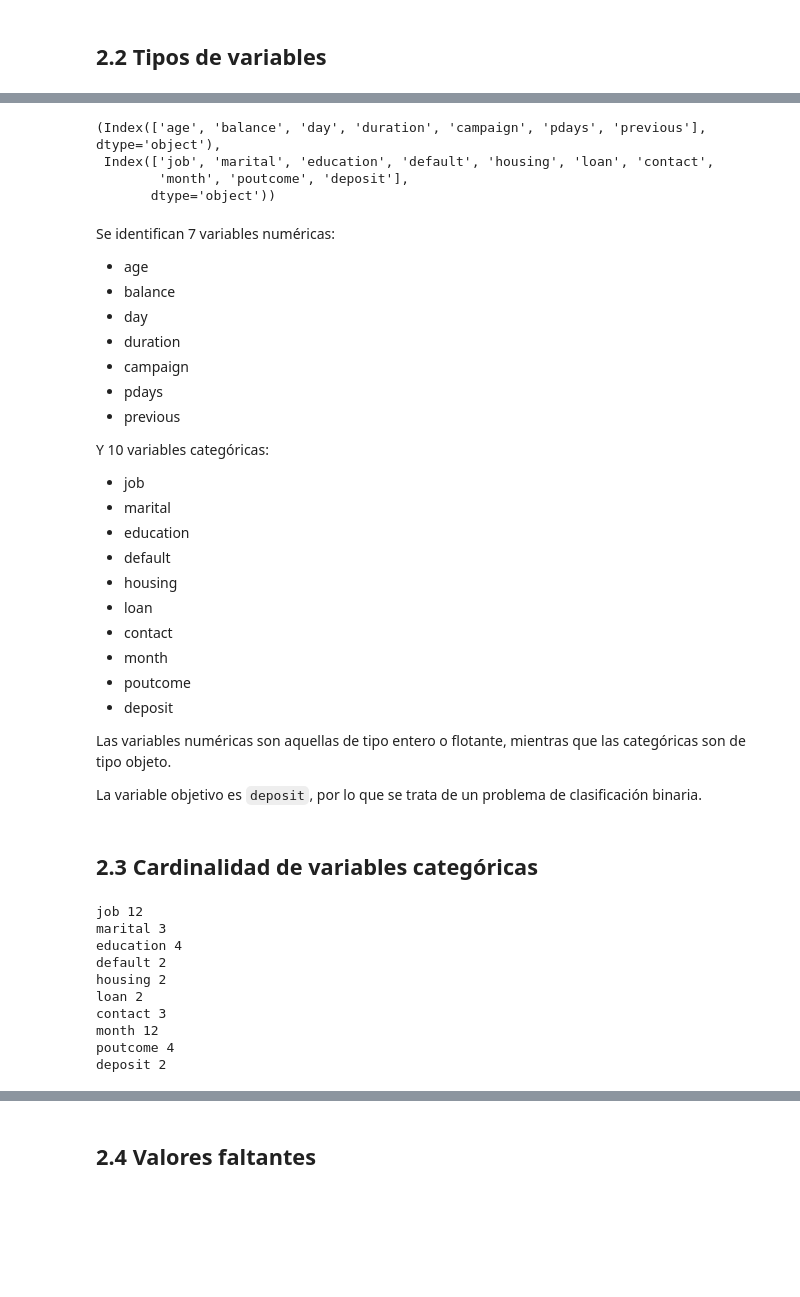
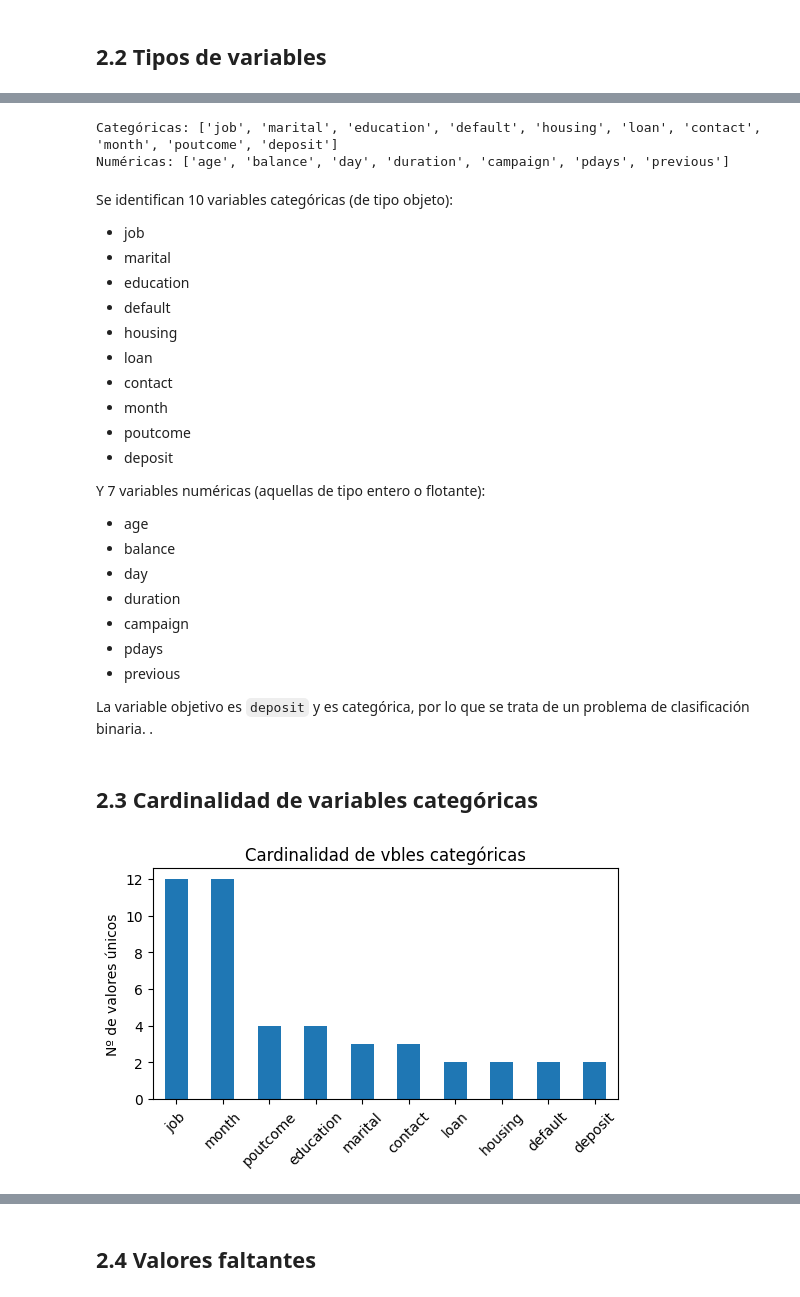
Before and after one commit to 100495785/Grupo17_Practica1, a Jupyter notebook: EDA_Practica1.ipynb, the cells around one changed output, grey strips where cells are left out. Drawn from its saved outputs; the diff is of its cells as text; code cells hidden in the pictures; blank space fills up the shorter version.

```diff
--- a/EDA_Practica1.ipynb
+++ b/EDA_Practica1.ipynb
@@ -54,27 +57,15 @@ deposit      object
 dtype: object
 # %%
-num_vars = df.select_dtypes(include=['int64','float64']).columns
-cat_vars = df.select_dtypes(include=['object']).columns
+categorical_columns = df.select_dtypes(include=["object"]).columns
+numerical_columns   = df.select_dtypes(include=["int64","float64"]).columns
 
-num_vars, cat_vars
+print("Categóricas:", list(categorical_columns))
+print("Numéricas:", list(numerical_columns))
 # %% [output]
-(Index(['age', 'balance', 'day', 'duration', 'campaign', 'pdays', 'previous'], dtype='object'),
- Index(['job', 'marital', 'education', 'default', 'housing', 'loan', 'contact',
-        'month', 'poutcome', 'deposit'],
-       dtype='object'))
+Categóricas: ['job', 'marital', 'education', 'default', 'housing', 'loan', 'contact', 'month', 'poutcome', 'deposit']
+Numéricas: ['age', 'balance', 'day', 'duration', 'campaign', 'pdays', 'previous']
 # %% [markdown]
-Se identifican 7 variables numéricas:
-
-- age
-- balance
-- day
-- duration
-- campaign
-- pdays
-- previous
-
-Y 10 variables categóricas:
-
+Se identifican 10 variables categóricas (de tipo objeto):
 - job
 - marital
 - education
@@ -86,23 +77,27 @@ Y 10 variables categóricas:
 - poutcome
 - deposit
 
-Las variables numéricas son aquellas de tipo entero o flotante, mientras que las categóricas son de tipo objeto.
+Y 7 variables numéricas (aquellas de tipo entero o flotante):
+- age
+- balance
+- day
+- duration
+- campaign
+- pdays
+- previous
 
-La variable objetivo es `deposit`, por lo que se trata de un problema de clasificación binaria.
+La variable objetivo es `deposit` y es categórica, por lo que se trata de un problema de clasificación binaria. .
 # %% [markdown]
 ## 2.3 Cardinalidad de variables categóricas
 # %%
-for col in cat_vars:
-    print(col, df[col].nunique())
+import matplotlib.pyplot as plt
+
+plt.figure(figsize=(6,3))
+cardinality.plot(kind="bar")
+plt.title("Cardinalidad de vbles categóricas")
+plt.ylabel("Nº de valores únicos")
+plt.xticks(rotation=45)
+plt.show()
 # %% [output]
-job 12
-marital 3
-education 4
-default 2
-housing 2
-loan 2
-contact 3
-month 12
-poutcome 4
-deposit 2
+[figure, added]
 # %% [markdown]
```
Also changed, not shown: parts of 8 cells of this notebook.
